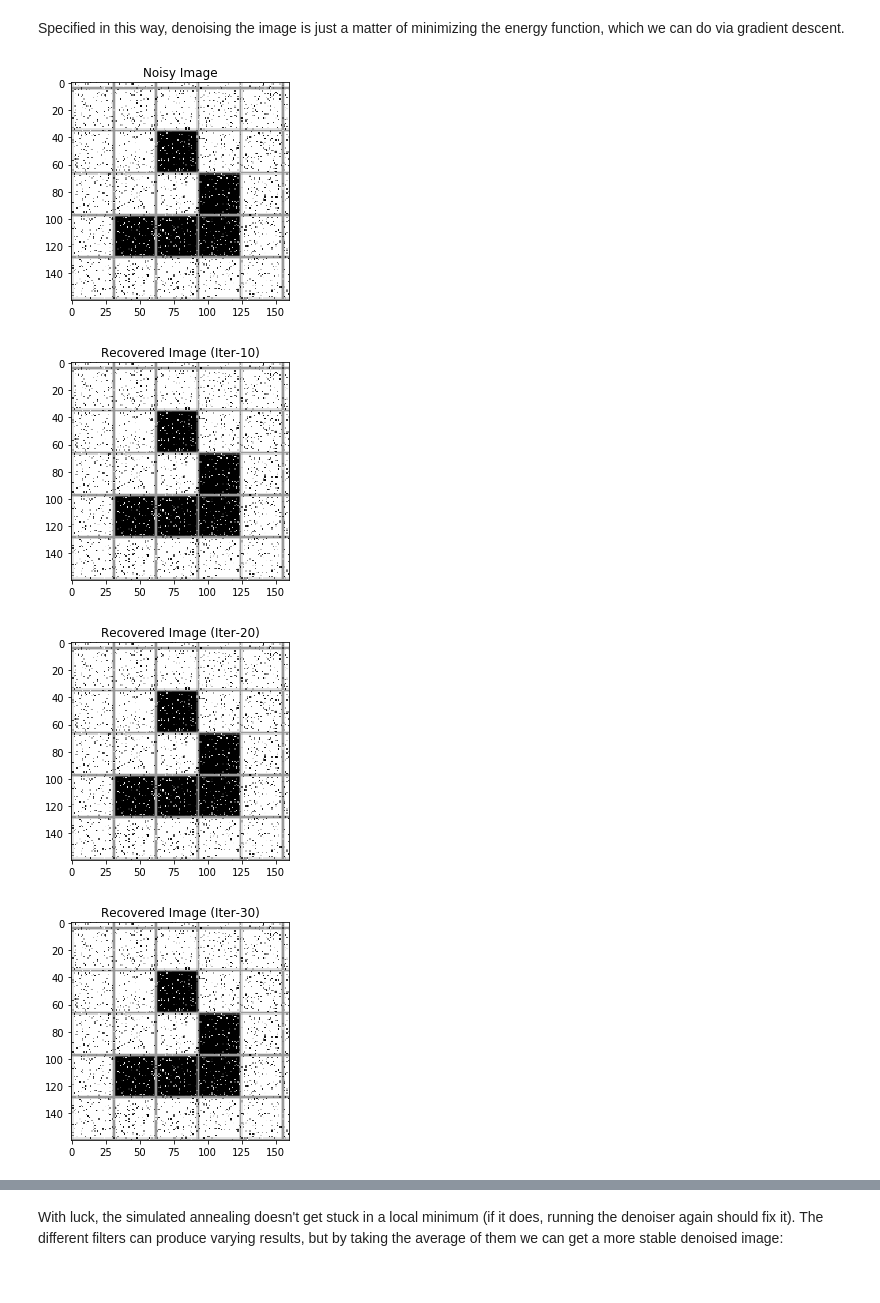
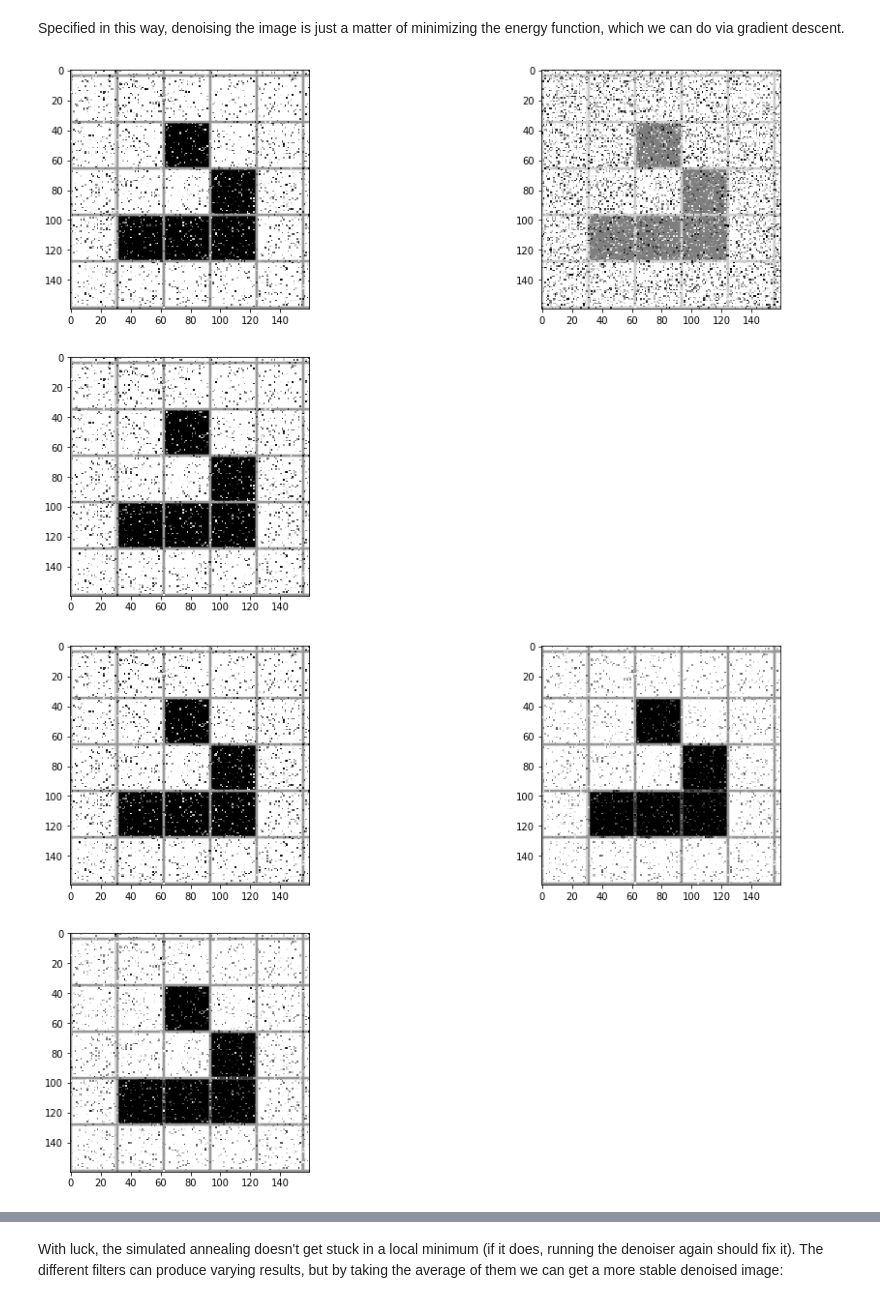
Before and after one commit to brennanmcfarland/pgm, a Jupyter notebook: Homework 2 Excercise 3.ipynb, the cells around one changed output, grey strips where cells are left out. Drawn from its saved outputs; the diff is of its cells as text; code cells hidden in the pictures.

```diff
--- a/Homework 2 Excercise 3.ipynb
+++ b/Homework 2 Excercise 3.ipynb
@@ -71,16 +71,19 @@ $$p(x, y) = \frac{1}{Z} \exp\{-E(x,y)\}$$
 ## Solving the Model
 # %% [markdown]
 Specified in this way, denoising the image is just a matter of minimizing the energy function, which we can do via gradient descent.
+# %%
+showproc_steps = 10
+def denoise(imnsy, efunc, algorithm, showproc = False):
+    # show noisy image
+    if showproc:
+        plt.imshow(imnsy, cmap='gray')
+        plt.title('Noisy Image')
+        plt.show()
+    return algorithm(imnsy, efunc, showproc)
 # %%
-def denoise_simulated_annealing(imnsy, efunc, showproc = False):
+def simulated_annealing(imnsy, efunc, showproc = False):
     imrec = imnsy.copy()
-    # show noisy image
-    if showproc:
-        plt.imshow(imrec, cmap='gray')
-        plt.title('Noisy Image')
-        plt.show()
-
-    # set initial temp and delta temp TODO: may need to change these
+    # set initial temp and delta temp
     T = .5
     dT = .01
     i = 1 # TODO: remove this
@@ -101,25 +104,20 @@ def denoise_simulated_annealing(imnsy, efunc, showproc = False):
         if newE < E:
             imrec = imrec_temp
 
-        if showproc and i%10 == 0:
+        if showproc and i%showproc_steps == 0:
             plt.imshow(imrec, cmap='gray')
             plt.title('Recovered Image (Iter-%d)' % i)
             plt.show()
         T -= dT
     return imrec
 # %%
-def denoise(imnsy, efunc, showproc = False):
+def gradient_descent(imnsy, efunc, showproc = False):
     # initialize recoverred image as noisy image
     imrec = imnsy.copy()
     # map from [0, 1] to [-1, 1]
     for r in range(len(imrec)):
             for c in range(len(imrec[r])):
                 imrec[r][c] = imrec[r][c]*2.0-1.0
-    # show noisy image
-    if showproc:
-        plt.imshow(imrec, cmap='gray')
-        plt.title('Noisy Image')
-        plt.show()
     # calculate energy function and its gradients
     E, dE = efunc(imrec, imnsy)
     # initialize temporal energy and iteration count
@@ -138,7 +136,7 @@ def denoise(imnsy, efunc, showproc = False):
         # update iteration count
         i += 1
         # show revised image
-        if showproc:
+        if showproc and i%showproc_steps == 0:
             plt.imshow(imrec, cmap='gray')
             plt.title('Recovered Image (Iter-%d)' % i)
             plt.show()
@@ -200,25 +198,23 @@ def extendEnergyFunction(hidden, observation,
 # %%
 medFilterProtectA = lambda hidden, observation: extendEnergyFunction(hidden, observation,
                                                                      alpha=0.1, beta=1, gamma=0.1,
                                                                      phi=0, sigma=0, eta=0)
 
 medFilterProtectS = lambda hidden, observation: extendEnergyFunction(hidden, observation,
                                                                      alpha=0, beta=1, gamma=0.1,
                                                                      phi=0, sigma=0.1, eta=0)
 
 # denoise image with new energy functions
-imrecMedProtectA = denoise_simulated_annealing(imnsy, medFilterProtectA, True)
-imrecMedProtectS = denoise_simulated_annealing(imnsy, medFilterProtectS, True)
+imrecMedProtectA = denoise(imnsy, medFilterProtectA, simulated_annealing)
+imrecMedProtectS = denoise(imnsy, medFilterProtectS, simulated_annealing)
 
 # compare result from different median filters
 showimgs(imnsy, imrecMedProtectA, imrecMedProtectS)
 
 # and compare that with gradient descent
-imrecMedProtectAGradDesc = denoise(imnsy, medFilterProtectA)
-imrecMedProtectSGradDesc = denoise(imnsy, medFilterProtectS)
+imrecMedProtectAGradDesc = denoise(imnsy, medFilterProtectA, gradient_descent)
+imrecMedProtectSGradDesc = denoise(imnsy, medFilterProtectS, gradient_descent)
 showimgs(imnsy, imrecMedProtectAGradDesc, imrecMedProtectSGradDesc)
 # %% [output]
-[figure, old version]
+[figure, new version]
-[figure, old version]
+[figure, new version]
-[figure, removed]
-[figure, removed]
```
Also changed, not shown: parts of 2 cells of this notebook.
